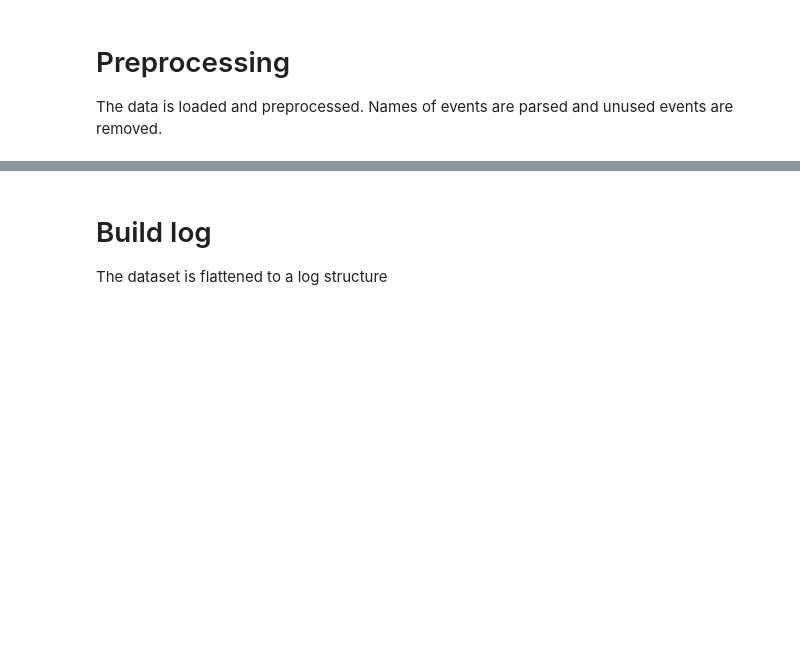
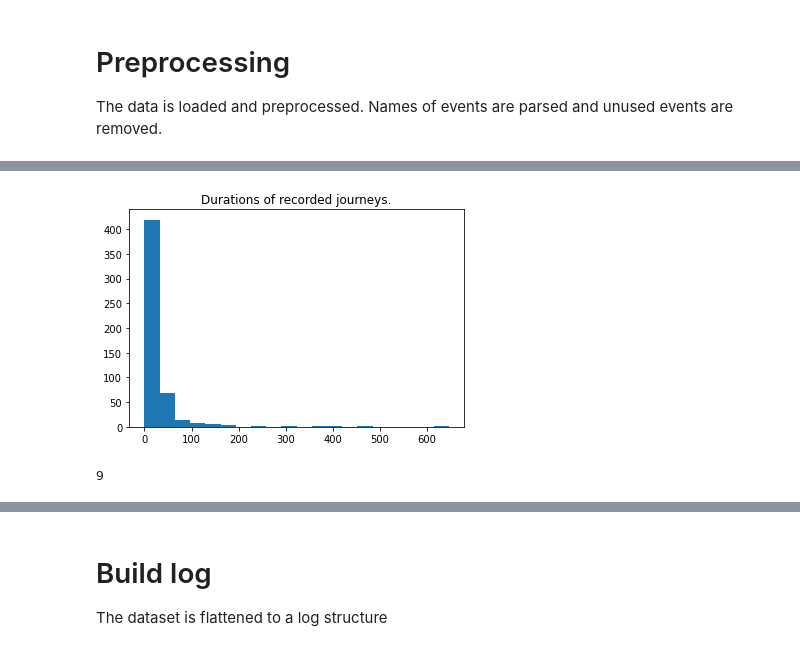
Before and after one commit to smartjourneymining/User-Journey-Games, a Jupyter notebook: case_study.ipynb, the cells around one changed output, grey strips where cells are left out. Drawn from its saved outputs; the diff is of its cells as text; code cells hidden in the pictures; blank space fills up the shorter version.

```diff
--- a/case_study.ipynb
+++ b/case_study.ipynb
@@ -91,0 +175,13 @@ Histograms
+# %%
+time_diffs = []
+for t in times.values():
+    time_diffs.append((t[1]-t[0]).days)
+
+plt.hist(time_diffs, 20)
+plt.title("Durations of recorded journeys.")
+plt.show()
+
+print(len([t for t in time_diffs if t > 180]))
+# %% [output]
+[figure, added]
+9
```
Also changed, not shown: parts of 45 cells of this notebook.
